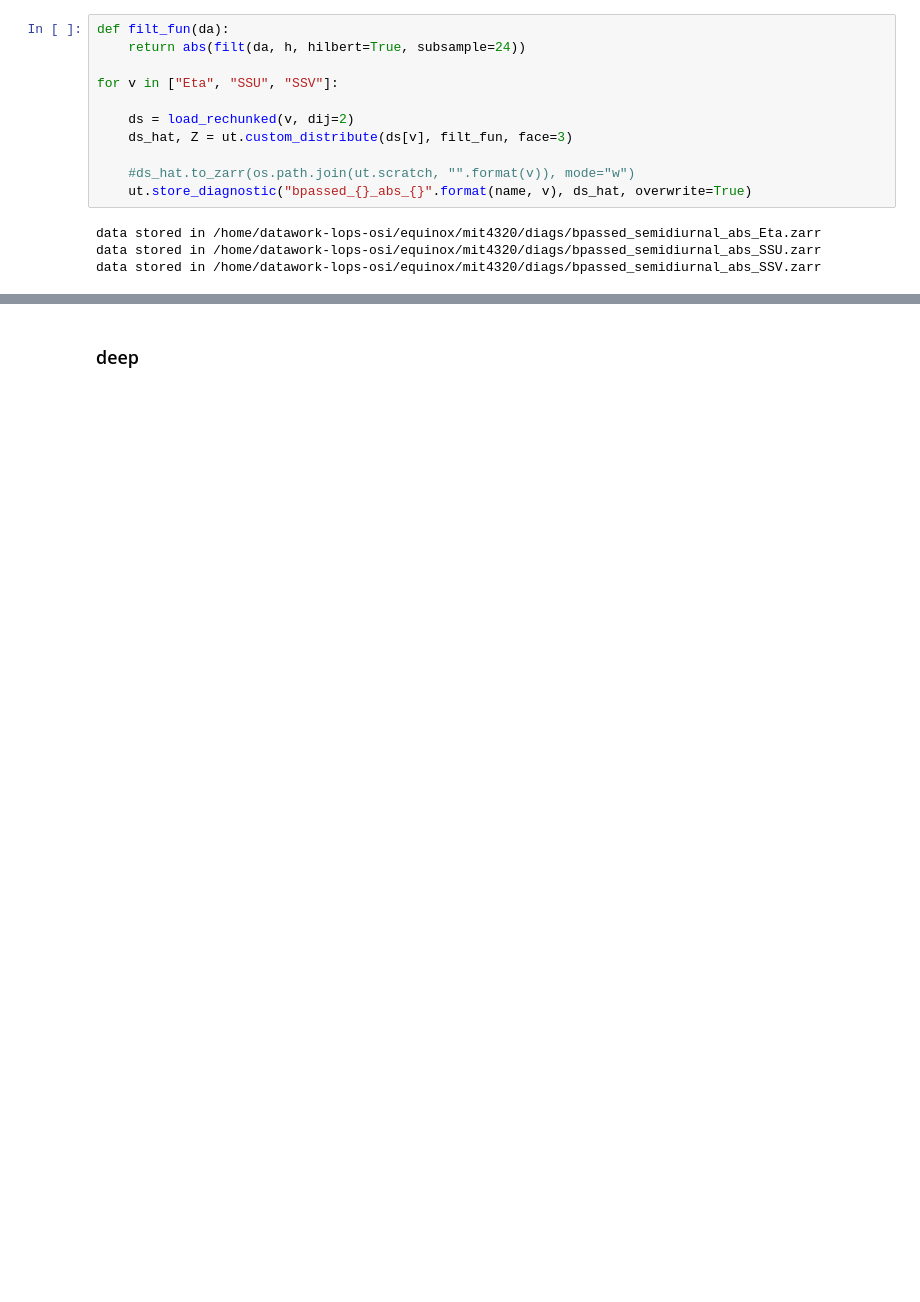
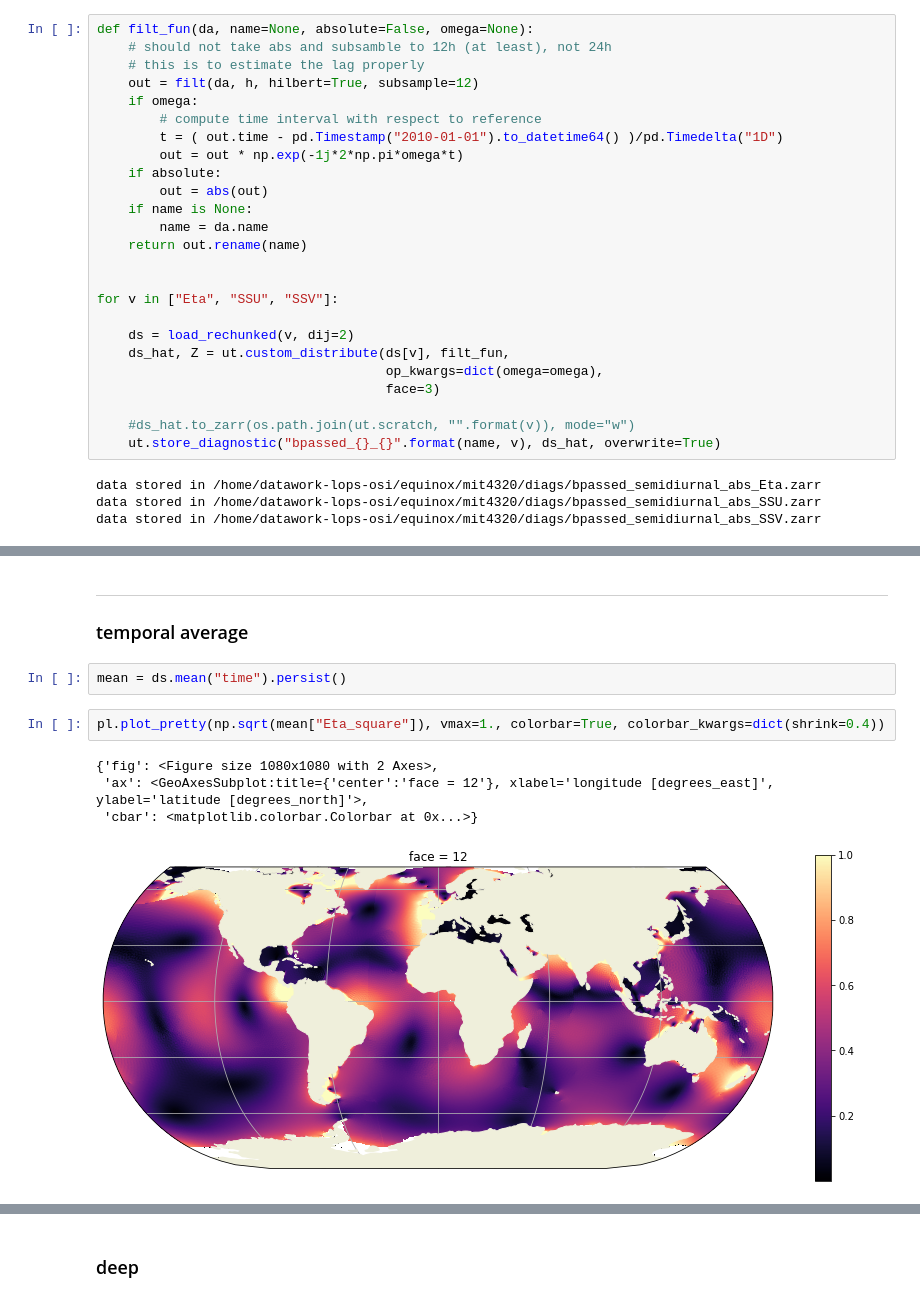
Before and after one commit to apatlpo/mit_equinox, a Jupyter notebook: temporal/filter_bpassed_baveraged.ipynb, the cells around one changed output, grey strips where cells are left out. Drawn from its saved outputs; the diff is of its cells as text; blank space fills up the shorter version.

```diff
--- a/temporal/filter_bpassed_baveraged.ipynb
+++ b/temporal/filter_bpassed_baveraged.ipynb
@@ -116,16 +132,30 @@ def load_rechunked(v, grid=True, dij=None):
         ds = ds.merge(grd, join="inner")
     return ds
 # %%
-def filt_fun(da):
-    return abs(filt(da, h, hilbert=True, subsample=24))
+def filt_fun(da, name=None, absolute=False, omega=None):
+    # should not take abs and subsamble to 12h (at least), not 24h
+    # this is to estimate the lag properly
+    out = filt(da, h, hilbert=True, subsample=12)
+    if omega:
+        # compute time interval with respect to reference
+        t = ( out.time - pd.Timestamp("2010-01-01").to_datetime64() )/pd.Timedelta("1D")
+        out = out * np.exp(-1j*2*np.pi*omega*t)
+    if absolute:
+        out = abs(out)
+    if name is None:
+        name = da.name
+    return out.rename(name)
+
 
 for v in ["Eta", "SSU", "SSV"]:
 
     ds = load_rechunked(v, dij=2)
-    ds_hat, Z = ut.custom_distribute(ds[v], filt_fun, face=3)
+    ds_hat, Z = ut.custom_distribute(ds[v], filt_fun,
+                                     op_kwargs=dict(omega=omega),
+                                     face=3)
 
     #ds_hat.to_zarr(os.path.join(ut.scratch, "".format(v)), mode="w")
-    ut.store_diagnostic("bpassed_{}_abs_{}".format(name, v), ds_hat, overwrite=True)
+    ut.store_diagnostic("bpassed_{}_{}".format(name, v), ds_hat, overwrite=True)
 # %% [output]
 data stored in /home/datawork-lops-osi/equinox/mit4320/diags/bpassed_semidiurnal_abs_Eta.zarr
 data stored in /home/datawork-lops-osi/equinox/mit4320/diags/bpassed_semidiurnal_abs_SSU.zarr
@@ -139,0 +186,13 @@ ds = ds.isel(time=slice(T,-T))
+# %% [markdown]
+---
+
+### temporal average
+# %%
+mean = ds.mean("time").persist()
+# %%
+pl.plot_pretty(np.sqrt(mean["Eta_square"]), vmax=1., colorbar=True, colorbar_kwargs=dict(shrink=0.4))
+# %% [output]
+{'fig': <Figure size 1080x1080 with 2 Axes>,
+ 'ax': <GeoAxesSubplot:title={'center':'face = 12'}, xlabel='longitude [degrees_east]', ylabel='latitude [degrees_north]'>,
+ 'cbar': <matplotlib.colorbar.Colorbar at 0x...>}
+[figure, added]
```
Also changed, not shown: parts of 38 cells of this notebook, 4 other files.
